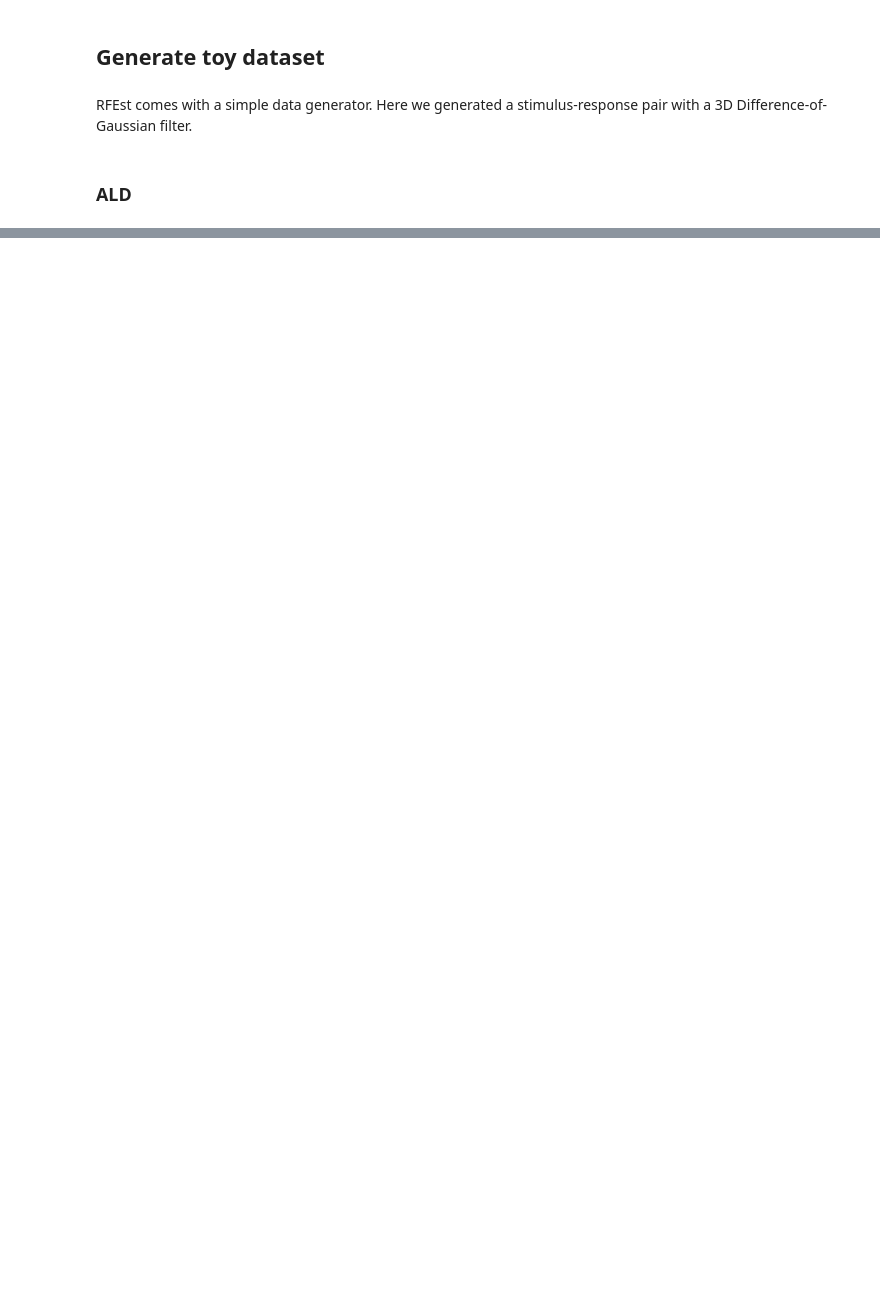
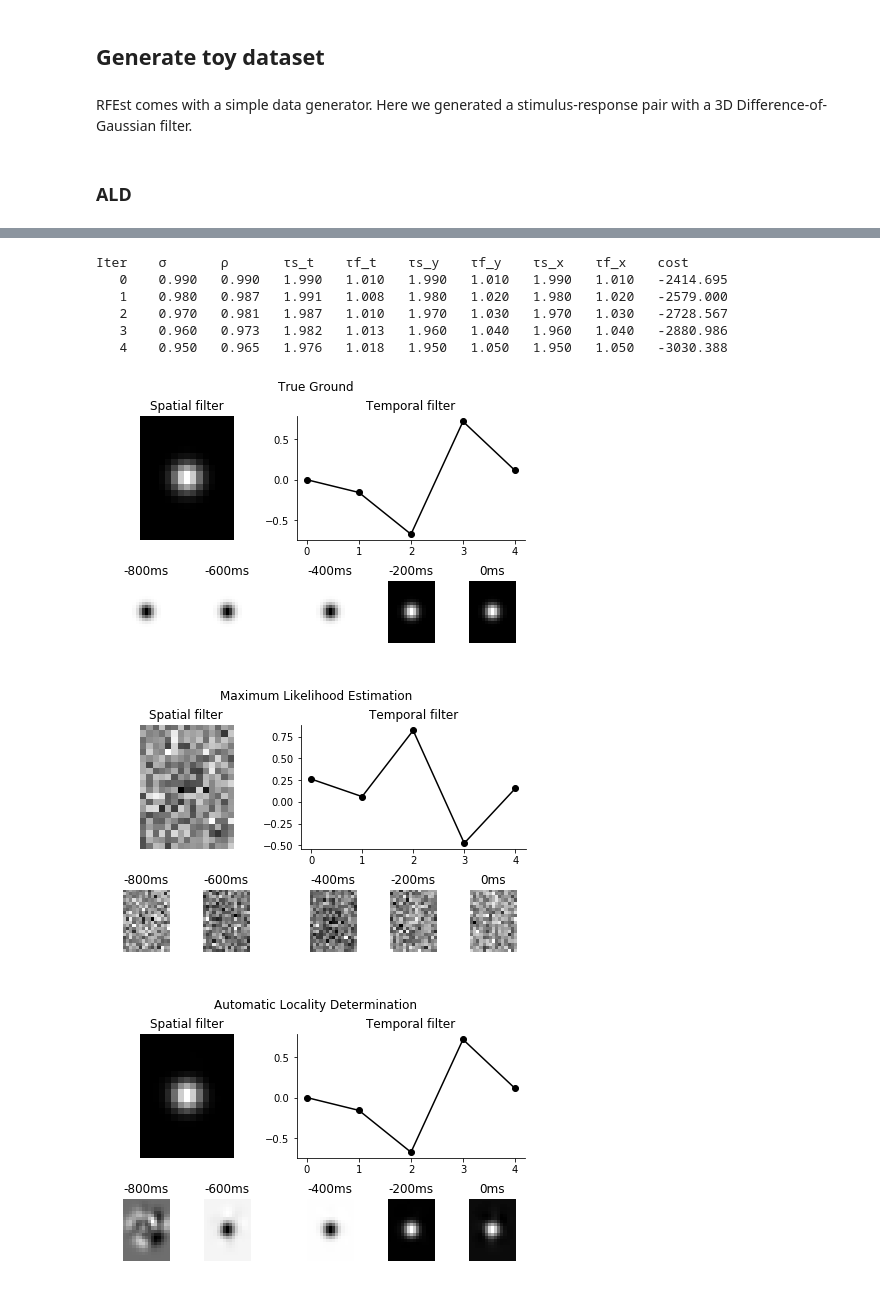
Before and after one commit to berenslab/RFEst, a Jupyter notebook: notebooks/Example_ALD.ipynb, the cells around one changed output, grey strips where cells are left out. Cells and saved outputs as stored; diff of their text form; code cells hidden in the pictures; blank space fills up the shorter version.

```diff
--- a/notebooks/Example_ALD.ipynb
+++ b/notebooks/Example_ALD.ipynb
@@ -190,0 +21,56 @@ Text(0.5,1,'t_asd')
+# %%
+dims = (5,20,15)
+opt = rfest.ALD(X, y, dims=dims)
+
+sigma0 = [1.]
+rho0 = [1.]
+params_t0 = [2., 2., 1., 1.] # taus, nus, tauf, nuf
+params_y0 = [2., 10., 1., 1.]
+params_x0 = [2., 7.5, 1., 1.]
+init_params = sigma0 + rho0 + params_t0 + params_y0 + params_x0
+opt.fit(initial_params=init_params, num_iters=5)
+
+# Parameters for nu (locality) are not shown in progress.
+# %% [output]
+Iter    σ       ρ       τs_t    τf_t    τs_y    τf_y    τs_x    τf_x    cost
+   0    0.990   0.990   1.990   1.010   1.990   1.010   1.990   1.010   -2414.695
+   1    0.980   0.987   1.991   1.008   1.980   1.020   1.980   1.020   -2579.000
+   2    0.970   0.981   1.987   1.010   1.970   1.030   1.970   1.030   -2728.567
+   3    0.960   0.973   1.982   1.013   1.960   1.040   1.960   1.040   -2880.986
+   4    0.950   0.965   1.976   1.018   1.950   1.050   1.950   1.050   -3030.388
+# %%
+def plot_RF(k, dims, title=''):
+
+    import matplotlib.gridspec as gridspec
+
+    sRF, tRF = SVD(k, dims)
+
+    fig = plt.figure(constrained_layout=True)
+    spec = gridspec.GridSpec(ncols=5, nrows=3, figure=fig)
+    ax0 = fig.add_subplot(spec[:2, :2])
+    ax0.imshow(sRF, origin='lower', cmap=plt.cm.binary)
+    ax0.set_title('Spatial filter')
+    ax0.axis('off')
+    ax1 = fig.add_subplot(spec[:2, 2:])
+    ax1.plot(tRF, 'ko-')
+    ax1.set_title('Temporal filter')
+    ax1.spines['right'].set_visible(False)
+    ax1.spines['top'].set_visible(False)
+#     sns.despine(offset=3, trim=True)
+
+    labels = ['-800ms', '-600ms', '-400ms', '-200ms', '0ms']
+    for i in range(dims[0]):
+        ax = fig.add_subplot(spec[2, i])
+        ax.imshow(k.reshape(dims)[i], origin='lower', cmap=plt.cm.binary)
+        ax.set_title(labels[i])
+        ax.axis('off')
+
+    fig.suptitle(title)
+
+plot_RF(w_true, dims, 'True Ground')
+plot_RF(opt.w_mle, dims, 'Maximum Likelihood Estimation')
+plot_RF(opt.w_opt, dims, 'Automatic Locality Determination')
+# %% [output]
+[figure, added]
+[figure, added]
+[figure, added]
```
Also changed, not shown: parts of 4 cells of this notebook, 13 other files.
